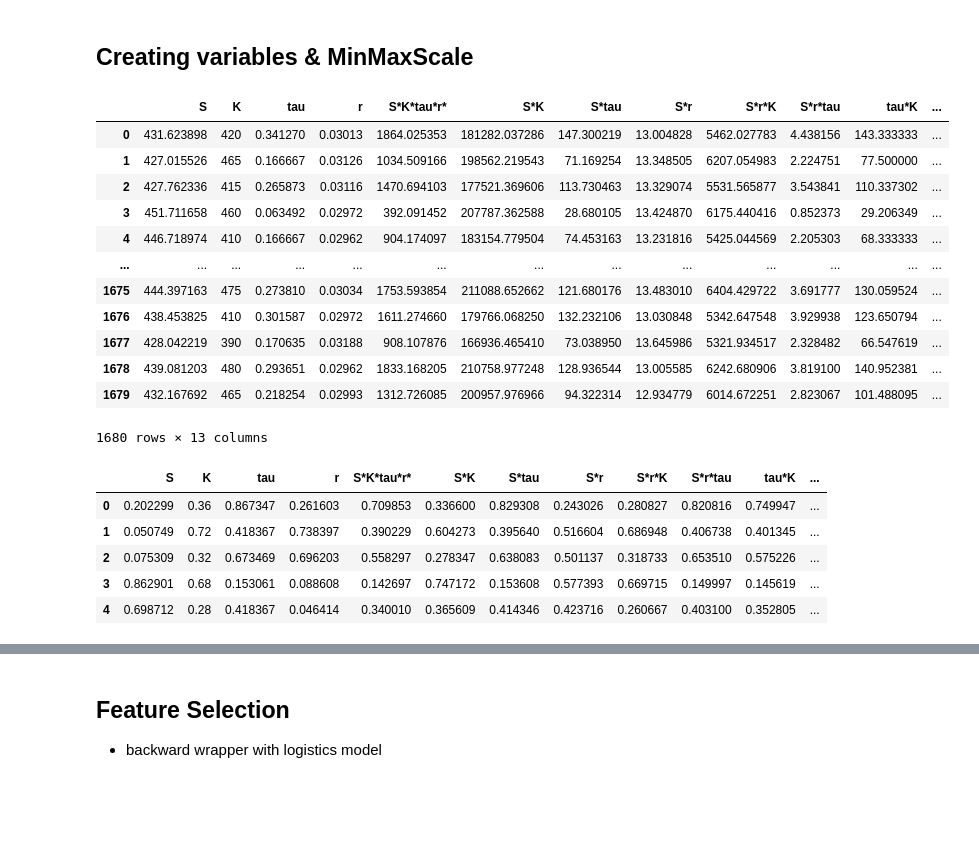
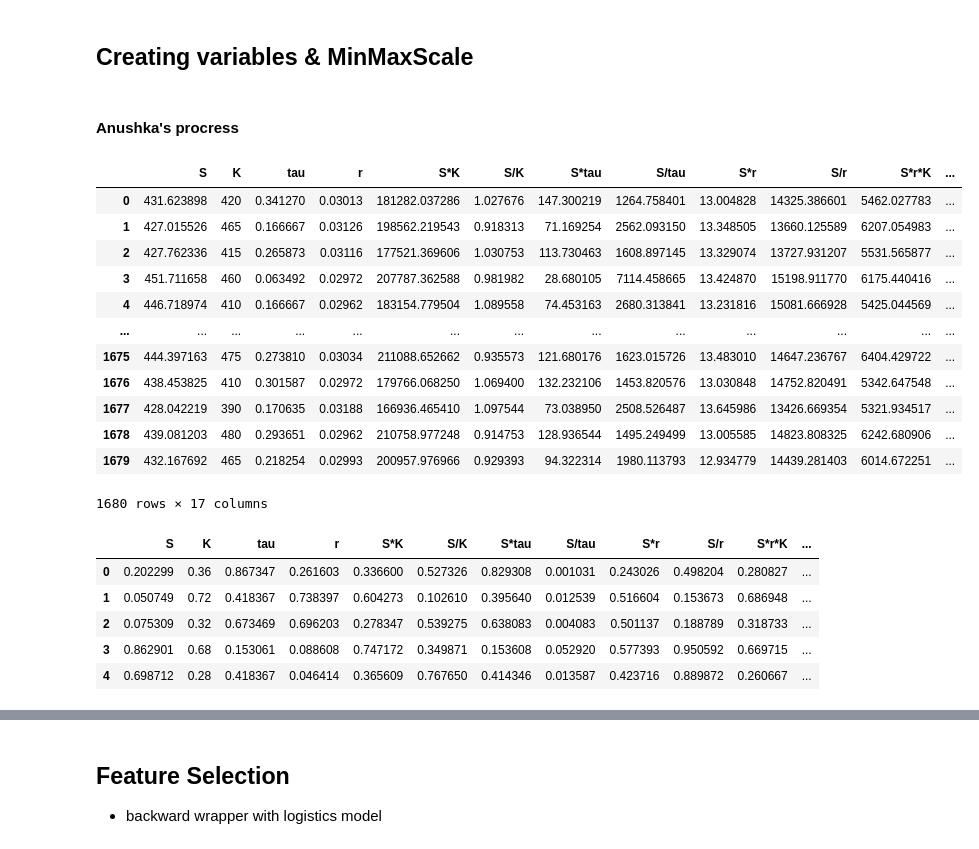
Before and after one commit to ggsmith842/Options-Prediction, a Jupyter notebook: yutong_classfication.ipynb, the cells around one changed output, grey strips where cells are left out. Cells and saved outputs as stored; diff of their text form; code cells hidden in the pictures; blank space fills up the shorter version.

```diff
--- a/yutong_classfication.ipynb
+++ b/yutong_classfication.ipynb
@@ -60,58 +61,64 @@ y = train_df.iloc[:, -1]
+# %% [markdown]
+#### Anushka's procress
 # %%
 # define function
 # multiplying all fields
 
 def create_variables(df):
     cols = list(df.columns)
     name = ''
+    name2 = ''
     result = pd.Series(1, index=range(X.shape[0]))
     for i in cols:
         name = name + str(i) + "*"
-        result = result*X[i]
-    df[name] = result
+        name2 = name2 + str(i) + "/"
+        #result = result*X[i]
+    #df[name] = result
 
 
     for i in cols:
         cols.remove(i)
         for ii in cols:
             if i != ii:
                 name = str(i)+"*"+str(ii)
-                # name2 = str(i)+"/"+str(ii)
+                name2 = str(i)+"/"+str(ii)
                 df[name] = df[i]*df[ii]
-                # df[name2] = df[i]/df[ii]
+                df[name2] = df[i]/df[ii]
         for iii in cols:
             #print(f'i:{i}, ii:{ii}, iii:{iii}')
             if i != iii and ii != iii and i != ii:
                 #print(f'i:{i}, ii:{ii}, iii:{iii}')
                 name = str(i)+"*"+str(ii)+"*"+str(iii)
                 df[name] = df[i]*df[ii]*df[iii]
 
     return df
 
 create_variables(X)
 # %% [output]
-|  | S | K | tau | r | S*K*tau*r* | S*K | S*tau | S*r | S*r*K | S*r*tau | tau*K | ... |
-| 0 | 431.623898 | 420 | 0.341270 | 0.03013 | 1864.025353 | 181282.037286 | 147.300219 | 13.004828 | 5462.027783 | 4.438156 | 143.333333 | ... |
-| 1 | 427.015526 | 465 | 0.166667 | 0.03126 | 1034.509166 | 198562.219543 | 71.169254 | 13.348505 | 6207.054983 | 2.224751 | 77.500000 | ... |
-| 2 | 427.762336 | 415 | 0.265873 | 0.03116 | 1470.694103 | 177521.369606 | 113.730463 | 13.329074 | 5531.565877 | 3.543841 | 110.337302 | ... |
-| 3 | 451.711658 | 460 | 0.063492 | 0.02972 | 392.091452 | 207787.362588 | 28.680105 | 13.424870 | 6175.440416 | 0.852373 | 29.206349 | ... |
-| 4 | 446.718974 | 410 | 0.166667 | 0.02962 | 904.174097 | 183154.779504 | 74.453163 | 13.231816 | 5425.044569 | 2.205303 | 68.333333 | ... |
+|  | S | K | tau | r | S*K | S/K | S*tau | S/tau | S*r | S/r | S*r*K | ... |
+| 0 | 431.623898 | 420 | 0.341270 | 0.03013 | 181282.037286 | 1.027676 | 147.300219 | 1264.758401 | 13.004828 | 14325.386601 | 5462.027783 | ... |
+| 1 | 427.015526 | 465 | 0.166667 | 0.03126 | 198562.219543 | 0.918313 | 71.169254 | 2562.093150 | 13.348505 | 13660.125589 | 6207.054983 | ... |
+| 2 | 427.762336 | 415 | 0.265873 | 0.03116 | 177521.369606 | 1.030753 | 113.730463 | 1608.897145 | 13.329074 | 13727.931207 | 5531.565877 | ... |
+| 3 | 451.711658 | 460 | 0.063492 | 0.02972 | 207787.362588 | 0.981982 | 28.680105 | 7114.458665 | 13.424870 | 15198.911770 | 6175.440416 | ... |
+| 4 | 446.718974 | 410 | 0.166667 | 0.02962 | 183154.779504 | 1.089558 | 74.453163 | 2680.313841 | 13.231816 | 15081.666928 | 5425.044569 | ... |
 | ... | ... | ... | ... | ... | ... | ... | ... | ... | ... | ... | ... | ... |
-| 1675 | 444.397163 | 475 | 0.273810 | 0.03034 | 1753.593854 | 211088.652662 | 121.680176 | 13.483010 | 6404.429722 | 3.691777 | 130.059524 | ... |
-| 1676 | 438.453825 | 410 | 0.301587 | 0.02972 | 1611.274660 | 179766.068250 | 132.232106 | 13.030848 | 5342.647548 | 3.929938 | 123.650794 | ... |
-| 1677 | 428.042219 | 390 | 0.170635 | 0.03188 | 908.107876 | 166936.465410 | 73.038950 | 13.645986 | 5321.934517 | 2.328482 | 66.547619 | ... |
-| 1678 | 439.081203 | 480 | 0.293651 | 0.02962 | 1833.168205 | 210758.977248 | 128.936544 | 13.005585 | 6242.680906 | 3.819100 | 140.952381 | ... |
-| 1679 | 432.167692 | 465 | 0.218254 | 0.02993 | 1312.726085 | 200957.976966 | 94.322314 | 12.934779 | 6014.672251 | 2.823067 | 101.488095 | ... |
+| 1675 | 444.397163 | 475 | 0.273810 | 0.03034 | 211088.652662 | 0.935573 | 121.680176 | 1623.015726 | 13.483010 | 14647.236767 | 6404.429722 | ... |
+| 1676 | 438.453825 | 410 | 0.301587 | 0.02972 | 179766.068250 | 1.069400 | 132.232106 | 1453.820576 | 13.030848 | 14752.820491 | 5342.647548 | ... |
+| 1677 | 428.042219 | 390 | 0.170635 | 0.03188 | 166936.465410 | 1.097544 | 73.038950 | 2508.526487 | 13.645986 | 13426.669354 | 5321.934517 | ... |
+| 1678 | 439.081203 | 480 | 0.293651 | 0.02962 | 210758.977248 | 0.914753 | 128.936544 | 1495.249499 | 13.005585 | 14823.808325 | 6242.680906 | ... |
+| 1679 | 432.167692 | 465 | 0.218254 | 0.02993 | 200957.976966 | 0.929393 | 94.322314 | 1980.113793 | 12.934779 | 14439.281403 | 6014.672251 | ... |
-1680 rows × 13 columns
+1680 rows × 17 columns
 # %%
+X['K-S'] = X.K - X.S
+
 cols = X.columns
 X = MinMaxScaler().fit_transform(X)
 X = pd.DataFrame(X, columns = cols )
 X.head()
 # %% [output]
-|  | S | K | tau | r | S*K*tau*r* | S*K | S*tau | S*r | S*r*K | S*r*tau | tau*K | ... |
-| 0 | 0.202299 | 0.36 | 0.867347 | 0.261603 | 0.709853 | 0.336600 | 0.829308 | 0.243026 | 0.280827 | 0.820816 | 0.749947 | ... |
-| 1 | 0.050749 | 0.72 | 0.418367 | 0.738397 | 0.390229 | 0.604273 | 0.395640 | 0.516604 | 0.686948 | 0.406738 | 0.401345 | ... |
-| 2 | 0.075309 | 0.32 | 0.673469 | 0.696203 | 0.558297 | 0.278347 | 0.638083 | 0.501137 | 0.318733 | 0.653510 | 0.575226 | ... |
-| 3 | 0.862901 | 0.68 | 0.153061 | 0.088608 | 0.142697 | 0.747172 | 0.153608 | 0.577393 | 0.669715 | 0.149997 | 0.145619 | ... |
-| 4 | 0.698712 | 0.28 | 0.418367 | 0.046414 | 0.340010 | 0.365609 | 0.414346 | 0.423716 | 0.260667 | 0.403100 | 0.352805 | ... |
+|  | S | K | tau | r | S*K | S/K | S*tau | S/tau | S*r | S/r | S*r*K | ... |
+| 0 | 0.202299 | 0.36 | 0.867347 | 0.261603 | 0.336600 | 0.527326 | 0.829308 | 0.001031 | 0.243026 | 0.498204 | 0.280827 | ... |
+| 1 | 0.050749 | 0.72 | 0.418367 | 0.738397 | 0.604273 | 0.102610 | 0.395640 | 0.012539 | 0.516604 | 0.153673 | 0.686948 | ... |
+| 2 | 0.075309 | 0.32 | 0.673469 | 0.696203 | 0.278347 | 0.539275 | 0.638083 | 0.004083 | 0.501137 | 0.188789 | 0.318733 | ... |
+| 3 | 0.862901 | 0.68 | 0.153061 | 0.088608 | 0.747172 | 0.349871 | 0.153608 | 0.052920 | 0.577393 | 0.950592 | 0.669715 | ... |
+| 4 | 0.698712 | 0.28 | 0.418367 | 0.046414 | 0.365609 | 0.767650 | 0.414346 | 0.013587 | 0.423716 | 0.889872 | 0.260667 | ... |
```
Also changed, not shown: parts of 33 cells of this notebook.
